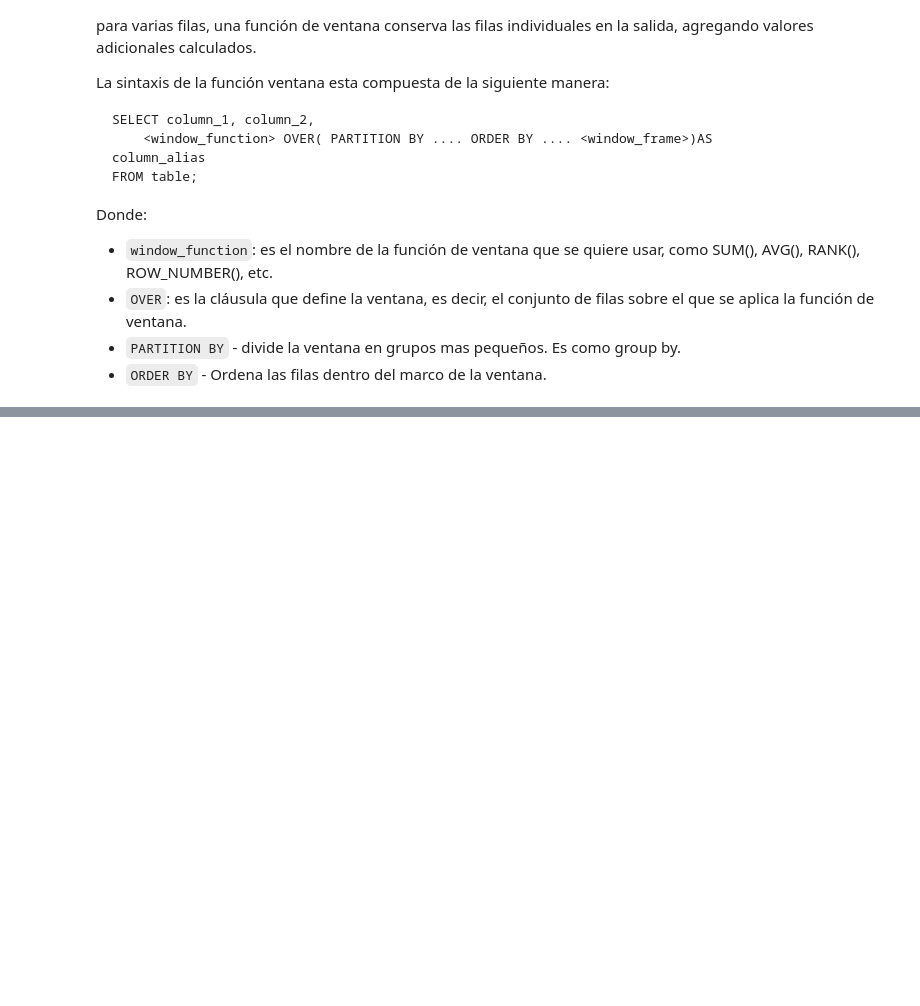
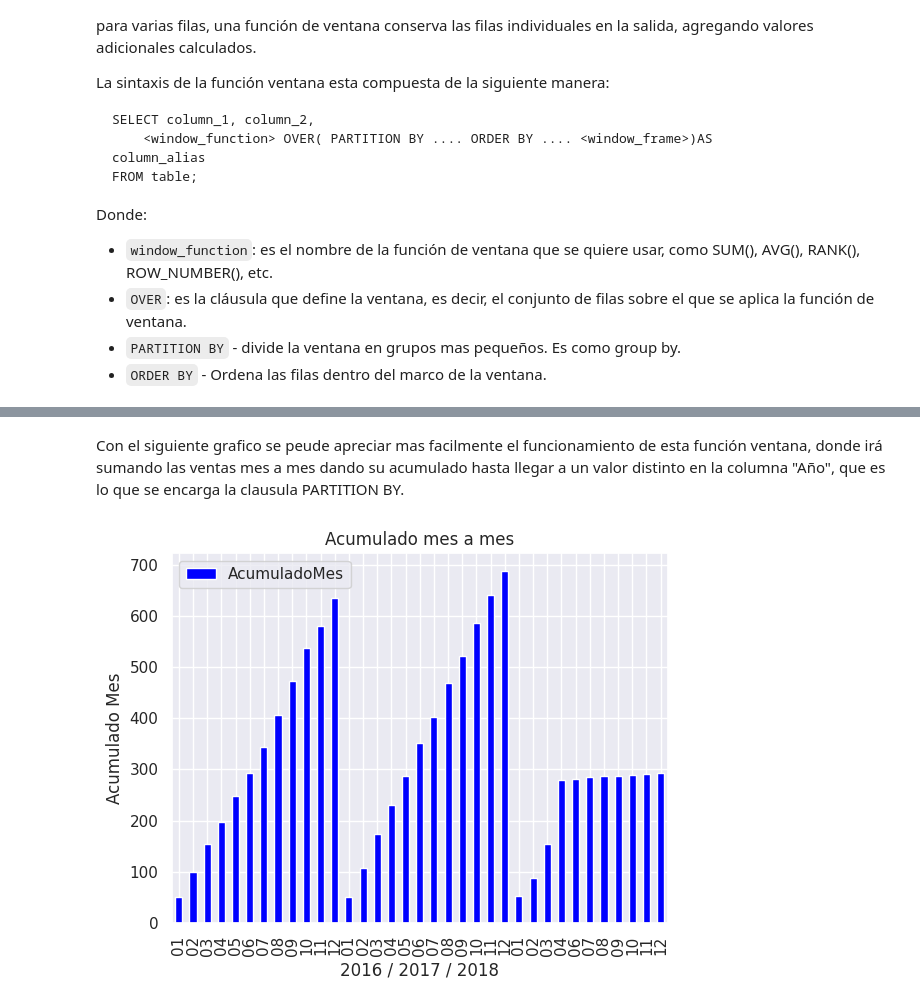
Before and after one commit to AlejandroSenabre/Data-Analysis-with-SQL, a Jupyter notebook: BikeStore_with_SQL.ipynb, the cells around one changed output, grey strips where cells are left out. Drawn from its saved outputs; the diff is of its cells as text; code cells hidden in the pictures; blank space fills up the shorter version.

```diff
--- a/BikeStore_with_SQL.ipynb
+++ b/BikeStore_with_SQL.ipynb
@@ -466,0 +469,11 @@ df
+# %% [markdown]
+Con el siguiente grafico se peude apreciar mas facilmente el funcionamiento de esta función ventana, donde irá sumando las ventas mes a mes dando su acumulado hasta llegar a un valor distinto en la columna "Año", que es lo que se encarga la clausula PARTITION BY.
+# %%
+
+df.plot.bar(x='Mes', y='AcumuladoMes', color='blue') # Crear el gráfico con color azul
+plt.xlabel('2016 / 2017 / 2018') # Etiqueta del eje x
+plt.ylabel('Acumulado Mes') # Etiqueta del eje y
+plt.title('Acumulado mes a mes') # Título del gráfico
+plt.show() # Mostrar el gráfico
+# %% [output]
+[figure, added]
```
Also changed, not shown: parts of 3 cells of this notebook.
